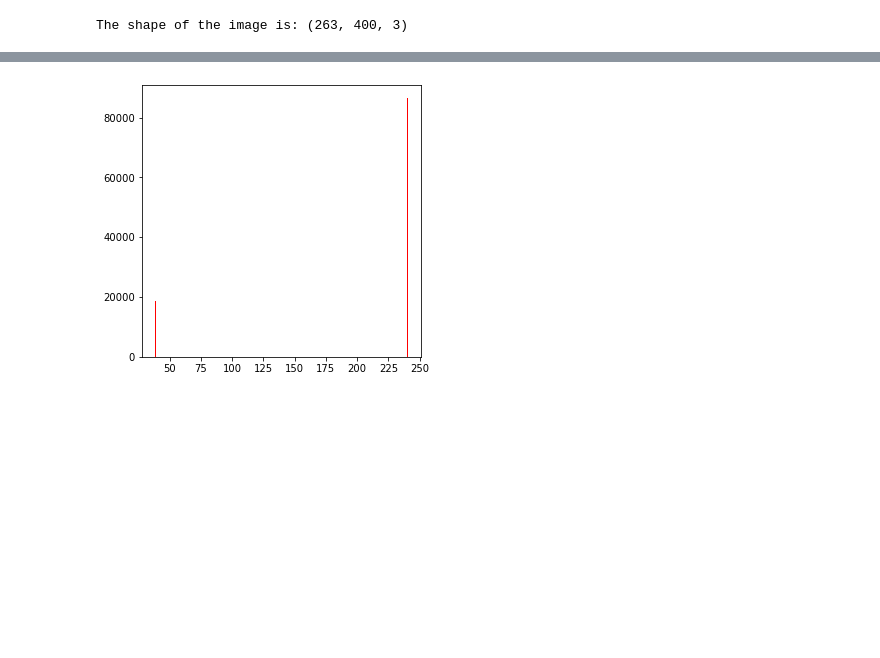
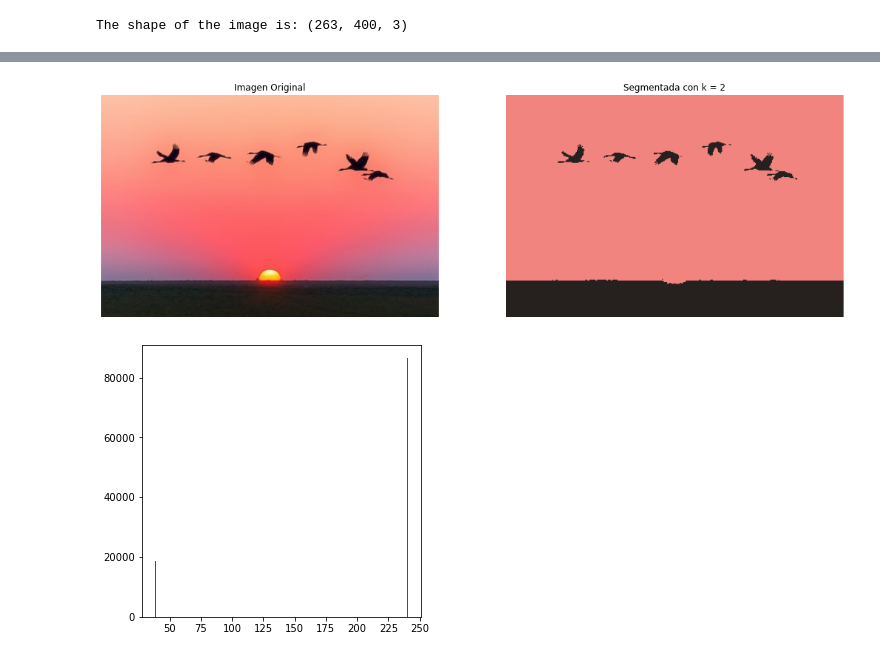
Before and after one commit to VivianGomez/t3_segmentation, a Jupyter notebook: t3_segmentation.ipynb, the cells around one changed output, grey strips where cells are left out. Drawn from its saved outputs; the diff is of its cells as text; code cells hidden in the pictures; blank space fills up the shorter version.

```diff
--- a/t3_segmentation.ipynb
+++ b/t3_segmentation.ipynb
@@ -157,3 +154,8 @@ Iteracion actual -> 2
+# %%
+vis.visualize_subplot([img2, resB1],
+                      ["Imagen Original", "Segmentada con k = 2"], (1, 2), figsize=(18, 6))
+# %% [output]
+[figure, added]
 # %%
 img_redB1 = resB1[:, :, 0]
 img_greenB1 = resB1[:, :, 1]
```
Also changed, not shown: parts of 23 cells of this notebook, 1 other file.
